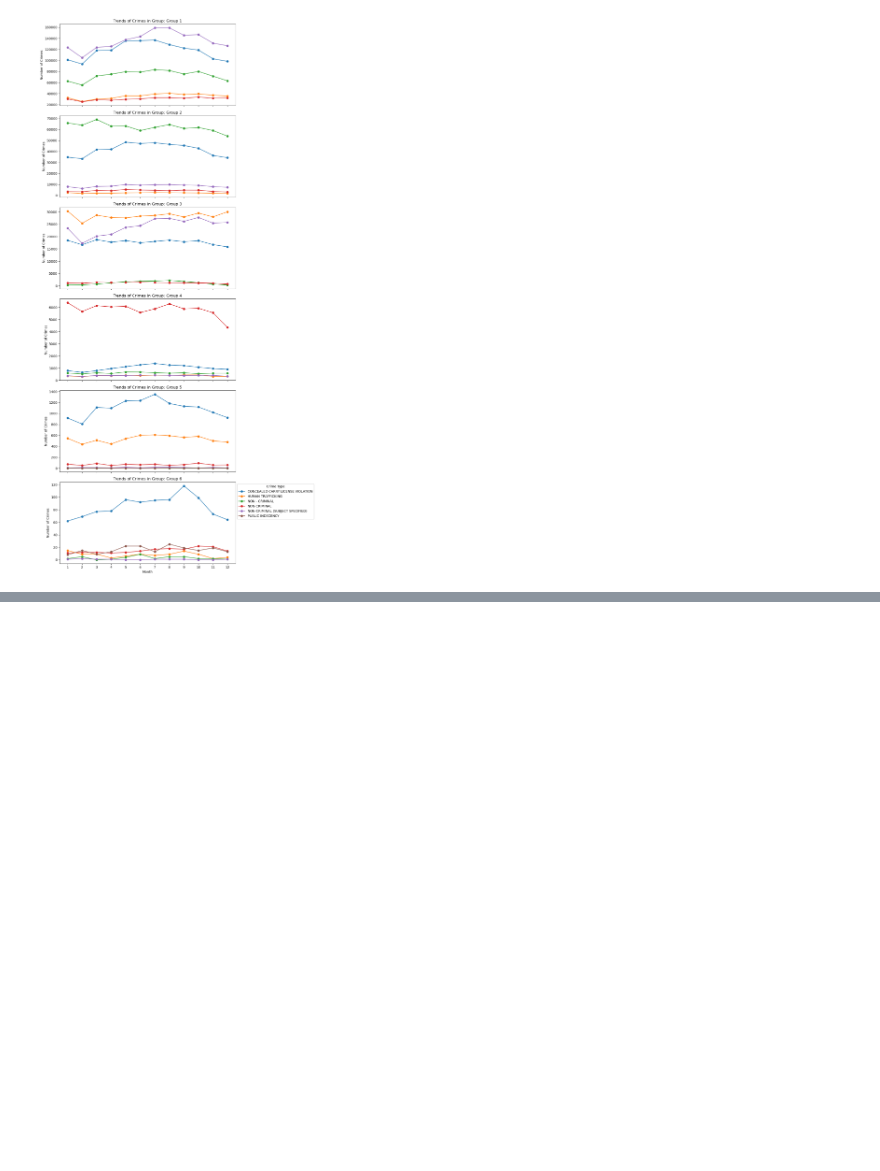
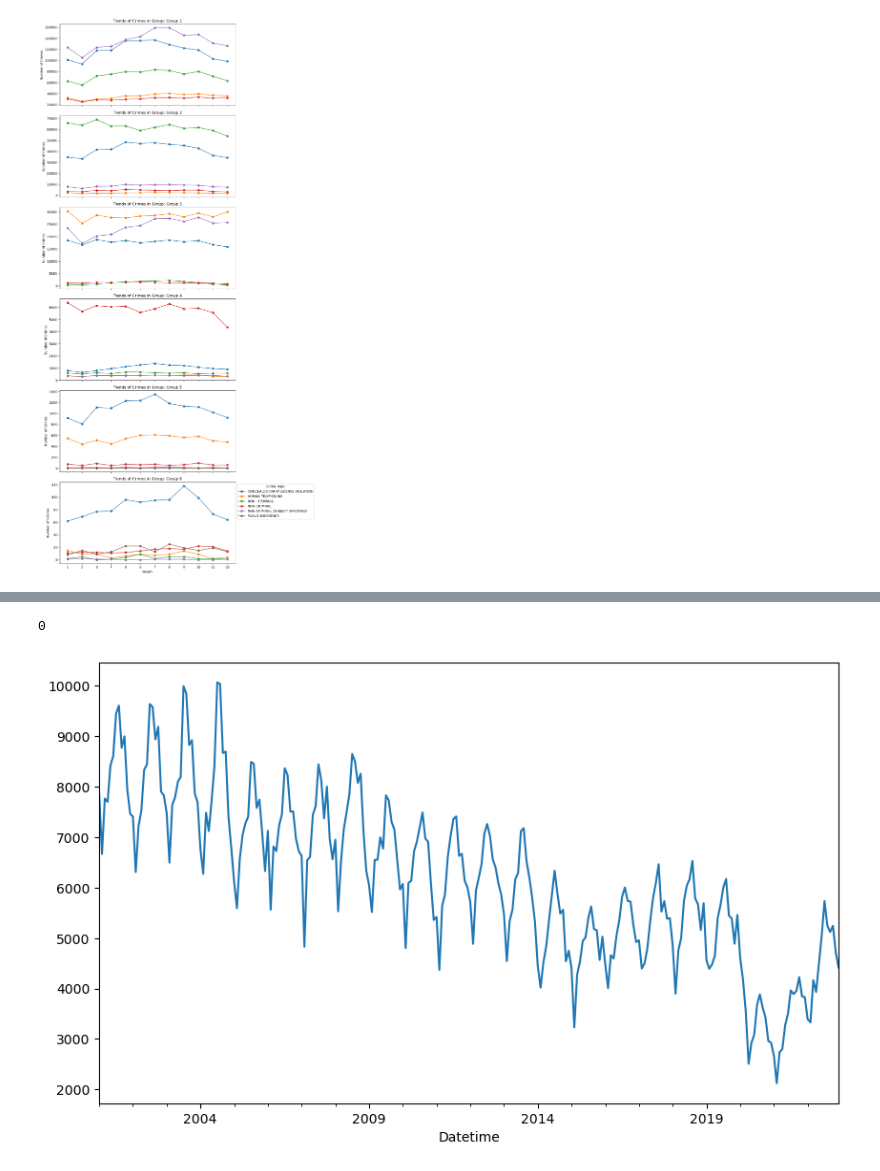
Before and after one commit to amd3897/Chicago-Crime, a Jupyter notebook: Chicago_Crime.ipynb, the cells around one changed output, grey strips where cells are left out. Cells and saved outputs as stored; diff of their text form; code cells hidden in the pictures; blank space fills up the shorter version.

```diff
--- a/Chicago_Crime.ipynb
+++ b/Chicago_Crime.ipynb
@@ -594,0 +577,4 @@ plt.show()
+# %%
+# You will compare the crime count forecast for Theft and Assault
+ts_theft = chicago_final[chicago_final['Primary Type'] == 'THEFT']
+ts_theft
@@ -594,0 +596,4 @@ plt.show()
+# %%
+# Transform the data to obtain a time series of the crime count per month using .size().
+ts_theft = ts_theft.resample('M').size()
+ts_theft
@@ -594,0 +614,5 @@ plt.show()
+# %%
+# Check for and address null values.
+ts_theft.isna().sum()
+# %% [output]
+0
@@ -594,0 +747,4 @@ plt.show()
+# %%
+ts_theft.plot(figsize=(10, 6));
+# %% [output]
+[figure, added]
```
Also changed, not shown: parts of 65 cells of this notebook.
